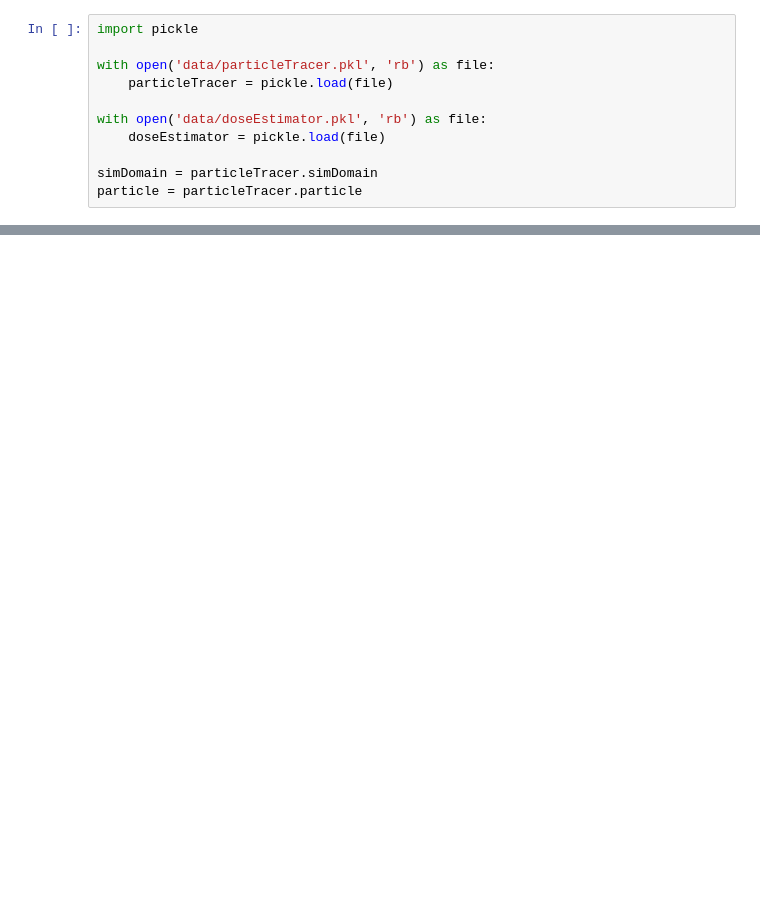
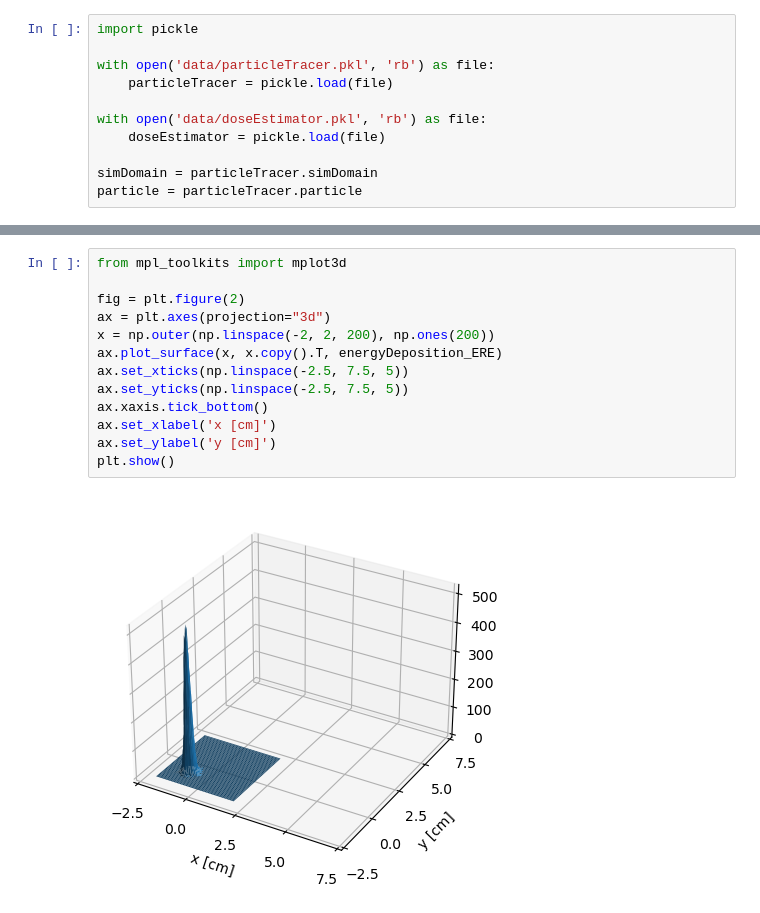
Before and after one commit to KlaasWillems/electronTransportCode, a Jupyter notebook: numericalExperiments/waterPhantom/WaterPhantomPostProc.ipynb, the cells around one changed output, grey strips where cells are left out. Saved outputs shown, nothing was run; the diff lists cells and outputs as text; blank space fills up the shorter version.

```diff
--- a/numericalExperiments/waterPhantom/WaterPhantomPostProc.ipynb
+++ b/numericalExperiments/waterPhantom/WaterPhantomPostProc.ipynb
@@ -48,0 +48,15 @@ plt.show()
+# %%
+from mpl_toolkits import mplot3d
+
+fig = plt.figure(2)
+ax = plt.axes(projection="3d")
+x = np.outer(np.linspace(-2, 2, 200), np.ones(200))
+ax.plot_surface(x, x.copy().T, energyDeposition_ERE)
+ax.set_xticks(np.linspace(-2.5, 7.5, 5))
+ax.set_yticks(np.linspace(-2.5, 7.5, 5))
+ax.xaxis.tick_bottom()
+ax.set_xlabel('x [cm]')
+ax.set_ylabel('y [cm]')
+plt.show()
+# %% [output]
+[figure, added]
```
Also changed, not shown: parts of 3 cells of this notebook, 9 other files.
